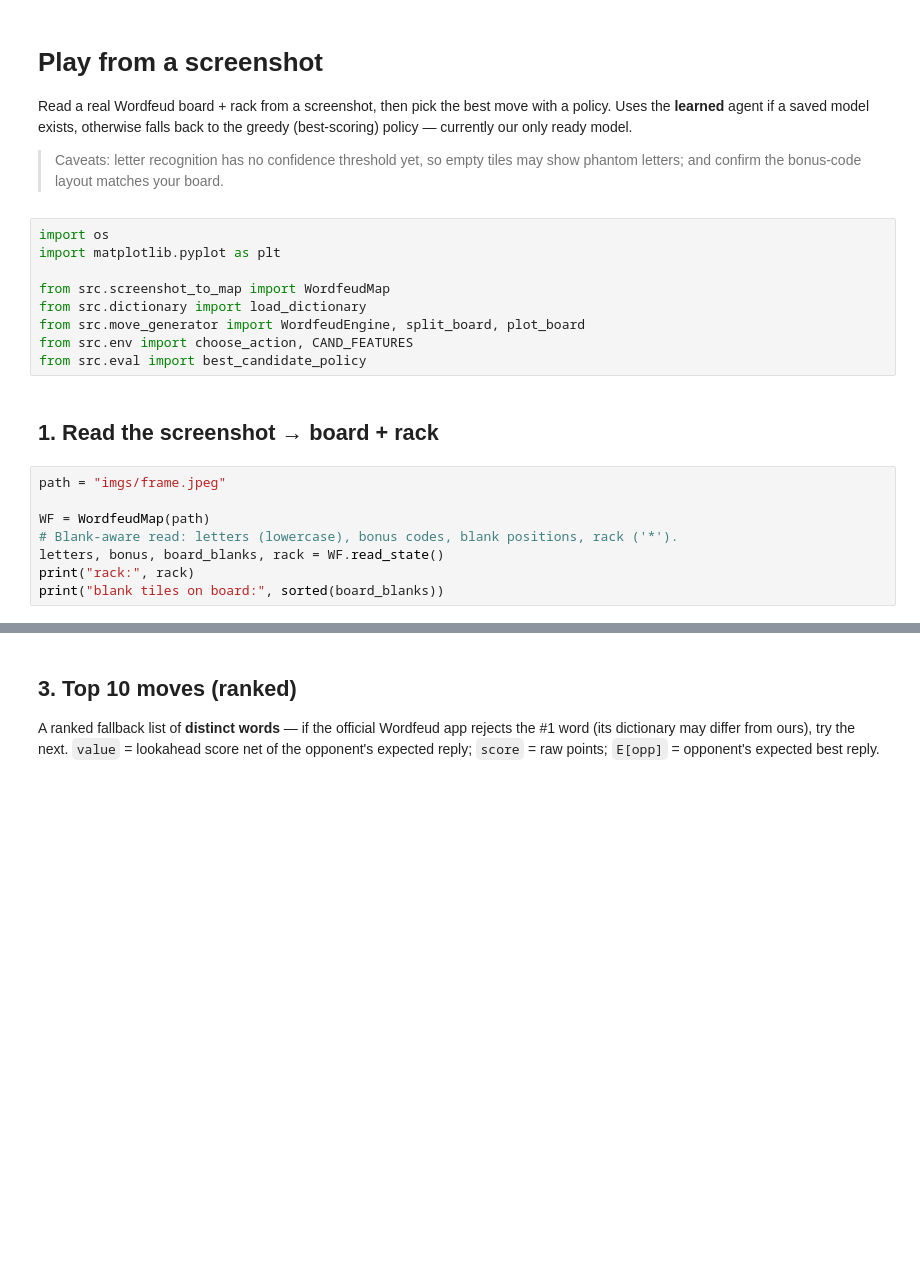
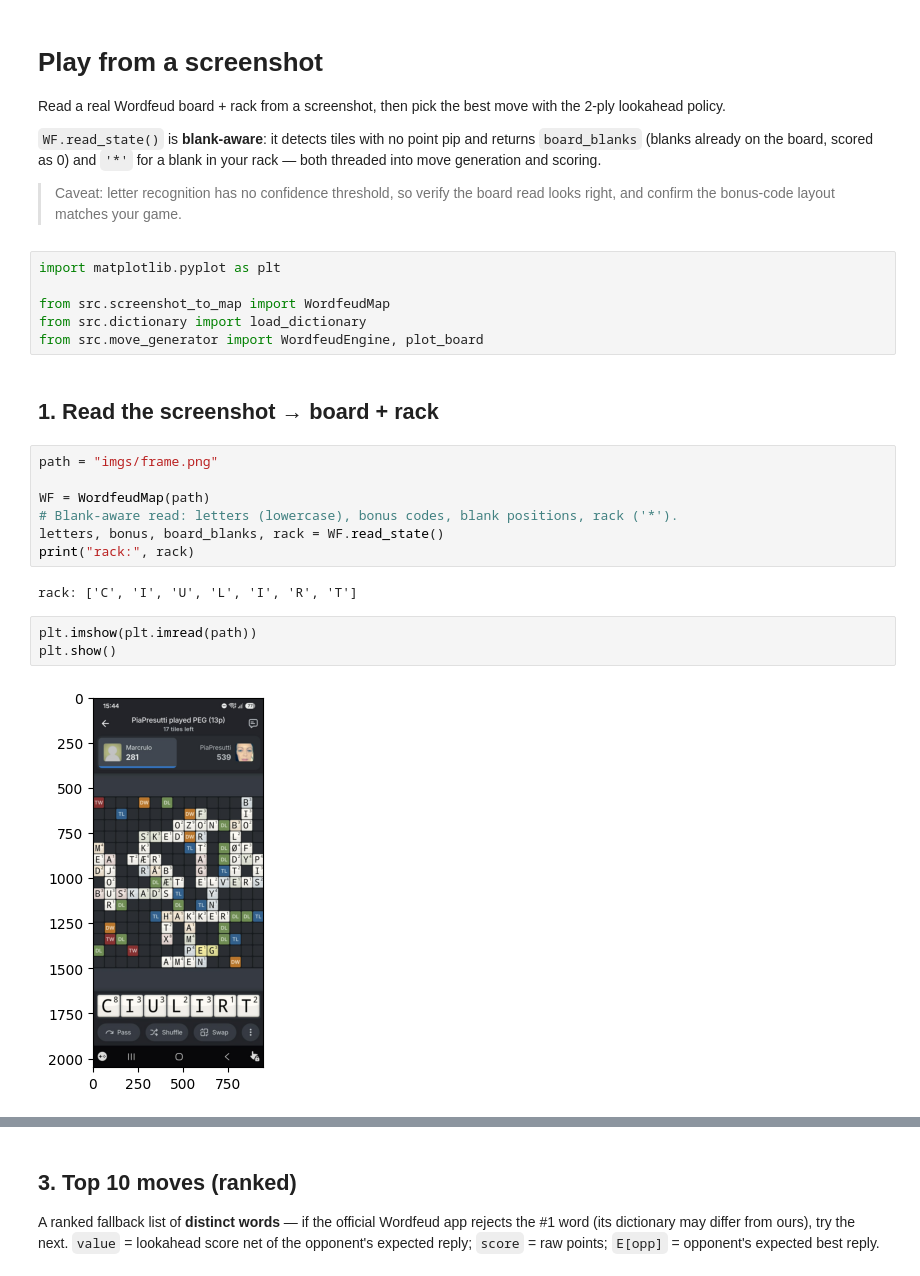
Before and after one commit to Marcrulo/WordfuedRL, a Jupyter notebook: 5_play_from_screenshot.ipynb, the cells around one changed output, grey strips where cells are left out. Saved outputs shown, nothing was run; the diff lists cells and outputs as text; blank space fills up the shorter version.

```diff
--- a/5_play_from_screenshot.ipynb
+++ b/5_play_from_screenshot.ipynb
@@ -2,27 +2,33 @@
 # Play from a screenshot
 
 Read a real Wordfeud board + rack from a screenshot, then pick the best move
-with a policy. Uses the **learned** agent if a saved model exists, otherwise
-falls back to the greedy (best-scoring) policy — currently our only ready model.
+with the 2-ply lookahead policy.
 
-> Caveats: letter recognition has no confidence threshold yet, so empty tiles
-> may show phantom letters; and confirm the bonus-code layout matches your board.
+`WF.read_state()` is **blank-aware**: it detects tiles with no point pip and
+returns `board_blanks` (blanks already on the board, scored as 0) and `'*'` for
+a blank in your rack — both threaded into move generation and scoring.
+
+> Caveat: letter recognition has no confidence threshold, so verify the board
+> read looks right, and confirm the bonus-code layout matches your game.
 # %%
-import os
 import matplotlib.pyplot as plt
 
 from src.screenshot_to_map import WordfeudMap
 from src.dictionary import load_dictionary
-from src.move_generator import WordfeudEngine, split_board, plot_board
-from src.env import choose_action, CAND_FEATURES
-from src.eval import best_candidate_policy
+from src.move_generator import WordfeudEngine, plot_board
 # %% [markdown]
 ## 1. Read the screenshot → board + rack
 # %%
-path = "imgs/frame.jpeg"
+path = "imgs/frame.png"
 
 WF = WordfeudMap(path)
 # Blank-aware read: letters (lowercase), bonus codes, blank positions, rack ('*').
 letters, bonus, board_blanks, rack = WF.read_state()
 print("rack:", rack)
-print("blank tiles on board:", sorted(board_blanks))
+# %% [output]
+rack: ['C', 'I', 'U', 'L', 'I', 'R', 'T']
+# %%
+plt.imshow(plt.imread(path))
+plt.show()
+# %% [output]
+[figure, added]
```
Also changed, not shown: parts of 5 cells of this notebook, 24 other files.
